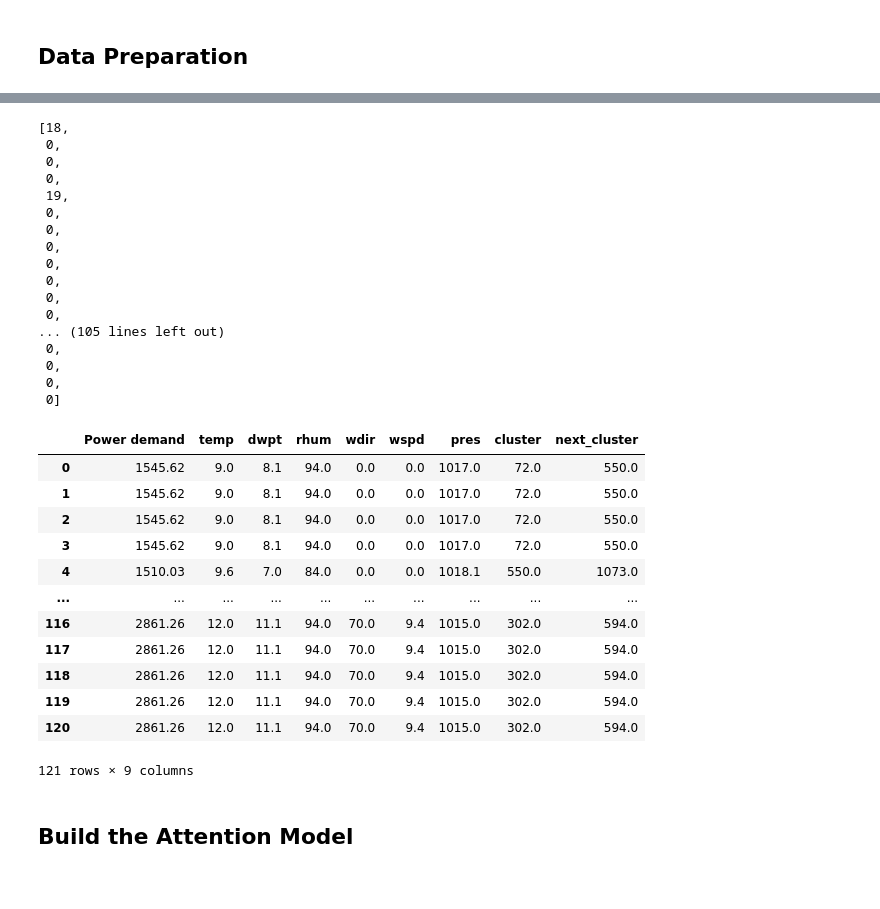
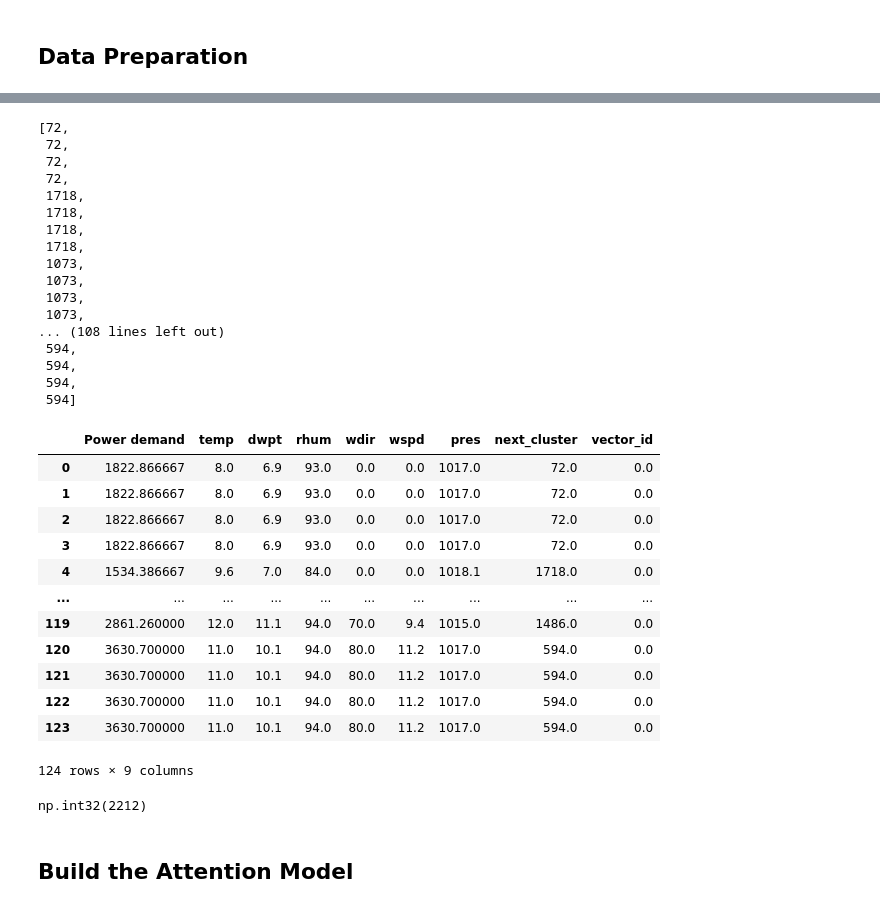
Before and after one commit to martinlie/vector-tokenizer, a Jupyter notebook: vector-tokenizer/3 train.ipynb, the cells around one changed output, grey strips where cells are left out. Drawn from its saved outputs; the diff is of its cells as text; code cells hidden in the pictures.

```diff
--- a/vector-tokenizer/3 train.ipynb
+++ b/vector-tokenizer/3 train.ipynb
@@ -58,6 +59,8 @@ block_size = 480 # What is the maximum context length for predictions?
 num_heads = 4 # Number of heads in the multi-headed block
 num_layers = 6 # Number of transformer decoder blocks
 drop_rate = 0.1 # Dropout rate for regularization
+#token_id_col='vector_id'
+token_id_col='cluster'
 
 rng_key = jax.random.PRNGKey(128)
 # %% [markdown]
@@ -90,42 +92,47 @@ X
 # Test
 df_slice = X.iloc[100:224]
 
-v = encode(df_slice)
+v = encode(df_slice, token_id_col=token_id_col)
 v
 # %% [output]
-[18,
- 0,
- 0,
- 0,
- 19,
- 0,
- 0,
- 0,
- 0,
- 0,
- 0,
- 0,
-... (105 lines left out)
- 0,
- 0,
- 0,
- 0]
+[72,
+ 72,
+ 72,
+ 72,
+ 1718,
+ 1718,
+ 1718,
+ 1718,
+ 1073,
+ 1073,
+ 1073,
+ 1073,
+... (108 lines left out)
+ 594,
+ 594,
+ 594,
+ 594]
 # %%
-decode(v, X)
+decode(v, X, token_id_col)
 # %% [output]
-|  | Power demand | temp | dwpt | rhum | wdir | wspd | pres | cluster | next_cluster |
-| 0 | 1545.62 | 9.0 | 8.1 | 94.0 | 0.0 | 0.0 | 1017.0 | 72.0 | 550.0 |
-| 1 | 1545.62 | 9.0 | 8.1 | 94.0 | 0.0 | 0.0 | 1017.0 | 72.0 | 550.0 |
-| 2 | 1545.62 | 9.0 | 8.1 | 94.0 | 0.0 | 0.0 | 1017.0 | 72.0 | 550.0 |
-| 3 | 1545.62 | 9.0 | 8.1 | 94.0 | 0.0 | 0.0 | 1017.0 | 72.0 | 550.0 |
-| 4 | 1510.03 | 9.6 | 7.0 | 84.0 | 0.0 | 0.0 | 1018.1 | 550.0 | 1073.0 |
+|  | Power demand | temp | dwpt | rhum | wdir | wspd | pres | next_cluster | vector_id |
+| 0 | 1822.866667 | 8.0 | 6.9 | 93.0 | 0.0 | 0.0 | 1017.0 | 72.0 | 0.0 |
+| 1 | 1822.866667 | 8.0 | 6.9 | 93.0 | 0.0 | 0.0 | 1017.0 | 72.0 | 0.0 |
+| 2 | 1822.866667 | 8.0 | 6.9 | 93.0 | 0.0 | 0.0 | 1017.0 | 72.0 | 0.0 |
+| 3 | 1822.866667 | 8.0 | 6.9 | 93.0 | 0.0 | 0.0 | 1017.0 | 72.0 | 0.0 |
+| 4 | 1534.386667 | 9.6 | 7.0 | 84.0 | 0.0 | 0.0 | 1018.1 | 1718.0 | 0.0 |
 | ... | ... | ... | ... | ... | ... | ... | ... | ... | ... |
-| 116 | 2861.26 | 12.0 | 11.1 | 94.0 | 70.0 | 9.4 | 1015.0 | 302.0 | 594.0 |
-| 117 | 2861.26 | 12.0 | 11.1 | 94.0 | 70.0 | 9.4 | 1015.0 | 302.0 | 594.0 |
-| 118 | 2861.26 | 12.0 | 11.1 | 94.0 | 70.0 | 9.4 | 1015.0 | 302.0 | 594.0 |
-| 119 | 2861.26 | 12.0 | 11.1 | 94.0 | 70.0 | 9.4 | 1015.0 | 302.0 | 594.0 |
-| 120 | 2861.26 | 12.0 | 11.1 | 94.0 | 70.0 | 9.4 | 1015.0 | 302.0 | 594.0 |
+| 119 | 2861.260000 | 12.0 | 11.1 | 94.0 | 70.0 | 9.4 | 1015.0 | 1486.0 | 0.0 |
+| 120 | 3630.700000 | 11.0 | 10.1 | 94.0 | 80.0 | 11.2 | 1017.0 | 594.0 | 0.0 |
+| 121 | 3630.700000 | 11.0 | 10.1 | 94.0 | 80.0 | 11.2 | 1017.0 | 594.0 | 0.0 |
+| 122 | 3630.700000 | 11.0 | 10.1 | 94.0 | 80.0 | 11.2 | 1017.0 | 594.0 | 0.0 |
+| 123 | 3630.700000 | 11.0 | 10.1 | 94.0 | 80.0 | 11.2 | 1017.0 | 594.0 | 0.0 |
-121 rows × 9 columns
+124 rows × 9 columns
+# %%
+vocab_size = X[token_id_col].max()
+vocab_size
+# %% [output]
+np.int32(2212)
 # %% [markdown]
 ## Build the Attention Model
 # %%
```
Also changed, not shown: parts of 8 cells of this notebook, 3 other files.
